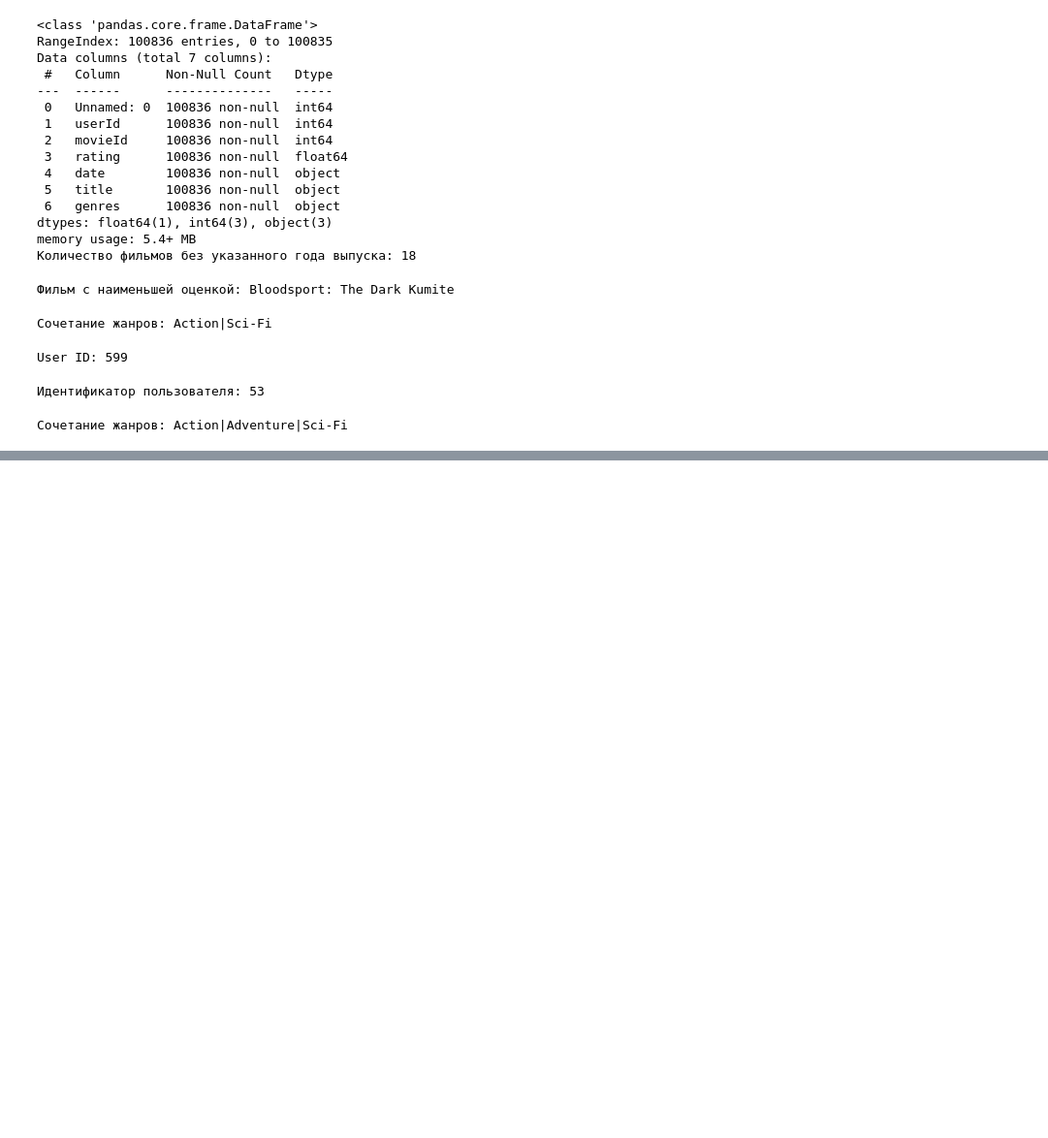
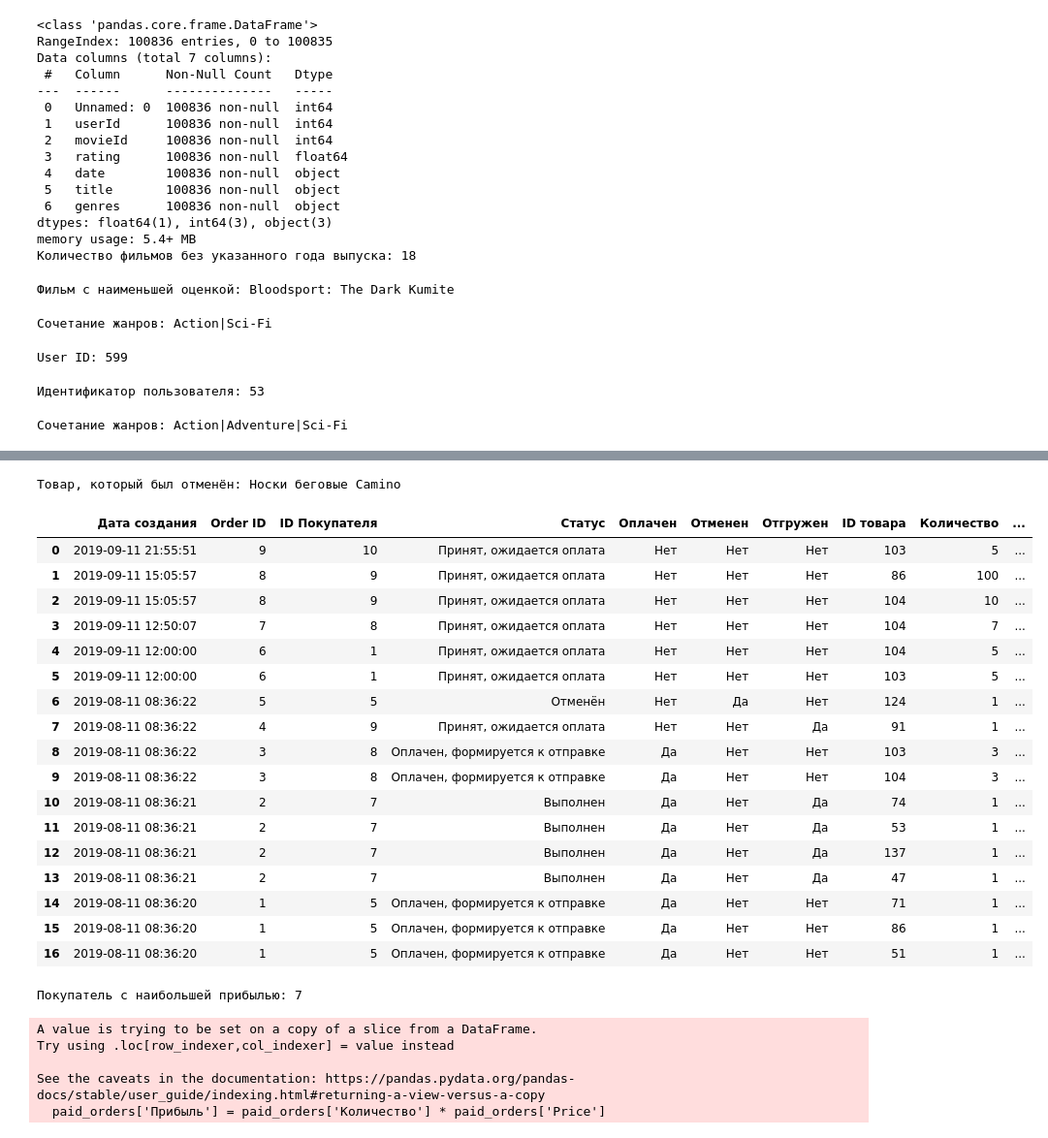
Before and after one commit to yogiki/LernProject_SF, a Jupyter notebook: Основы_Python/pandas.ipynb, the cells around one changed output, grey strips where cells are left out. Shown at 97% size. Saved outputs shown, nothing was run; the diff lists cells and outputs as text; code cells hidden in the pictures; blank space fills up the shorter version.

Commit message:
pandas vo vsu

```diff
--- a/Основы_Python/pandas.ipynb
+++ b/Основы_Python/pandas.ipynb
@@ -1870,0 +1909,76 @@ print(f"Сочетание жанров: {best_genres}")
+# %%
+# На какой товар была произведена отмена?
+# В качестве ответа запишите название этого товара (Name).
+
+canceled_orders = orders[orders['Отменен'] == 'Да']
+# 2. Объединяем с информацией о товарах
+canceled_with_products = pd.merge(
+    canceled_orders,
+    products,
+    left_on='ID товара',
+    right_on='Product_ID',
+    how='inner'
+)
+
+# 3. Извлекаем название товара
+if not canceled_with_products.empty:
+    product_name = canceled_with_products['Name'].values[0]
+    print(f"Товар, который был отменён: {product_name}")
+else:
+    print("Отменённых заказов с известными товарами нет.")
+# %% [output]
+Товар, который был отменён: Носки беговые Camino
+# %%
+# Какой покупатель принёс наибольшую суммарную прибыль интернет-магазину за указанный период?
+# В ответ запишите идентификатор этого покупателя (ID Покупателя).
+# Прибыль состоит только из оплаченных заказов и рассчитывается как количество купленного товара, умноженное на его цену.
+
+# Объединение таблиц по ID товара
+merged = pd.merge(
+    orders,
+    products,
+    left_on='ID товара',
+    right_on='Product_ID',
+    how='inner'
+)
+
+display(merged)
+
+# Фильтрация оплаченных заказов
+paid_orders = merged[merged['Оплачен'] == 'Да']
+
+# Расчет прибыли для каждого товара в заказе
+paid_orders['Прибыль'] = paid_orders['Количество'] * paid_orders['Price']
+
+# Группировка по покупателю и суммирование прибыли
+customer_profit = paid_orders.groupby('ID Покупателя')['Прибыль'].sum()
+
+# Находим покупателя с максимальной прибылью
+top_customer = customer_profit.idxmax()
+
+print(f"Покупатель с наибольшей прибылью: {top_customer}")
+# %% [output]
+|  | Дата создания | Order ID | ID Покупателя | Статус | Оплачен | Отменен | Отгружен | ID товара | Количество | ... |
+| 0 | 2019-09-11 21:55:51 | 9 | 10 | Принят, ожидается оплата | Нет | Нет | Нет | 103 | 5 | ... |
+| 1 | 2019-09-11 15:05:57 | 8 | 9 | Принят, ожидается оплата | Нет | Нет | Нет | 86 | 100 | ... |
+| 2 | 2019-09-11 15:05:57 | 8 | 9 | Принят, ожидается оплата | Нет | Нет | Нет | 104 | 10 | ... |
+| 3 | 2019-09-11 12:50:07 | 7 | 8 | Принят, ожидается оплата | Нет | Нет | Нет | 104 | 7 | ... |
+| 4 | 2019-09-11 12:00:00 | 6 | 1 | Принят, ожидается оплата | Нет | Нет | Нет | 104 | 5 | ... |
+| 5 | 2019-09-11 12:00:00 | 6 | 1 | Принят, ожидается оплата | Нет | Нет | Нет | 103 | 5 | ... |
+| 6 | 2019-08-11 08:36:22 | 5 | 5 | Отменён | Нет | Да | Нет | 124 | 1 | ... |
+| 7 | 2019-08-11 08:36:22 | 4 | 9 | Принят, ожидается оплата | Нет | Нет | Да | 91 | 1 | ... |
+| 8 | 2019-08-11 08:36:22 | 3 | 8 | Оплачен, формируется к отправке | Да | Нет | Нет | 103 | 3 | ... |
+| 9 | 2019-08-11 08:36:22 | 3 | 8 | Оплачен, формируется к отправке | Да | Нет | Нет | 104 | 3 | ... |
+| 10 | 2019-08-11 08:36:21 | 2 | 7 | Выполнен | Да | Нет | Да | 74 | 1 | ... |
+| 11 | 2019-08-11 08:36:21 | 2 | 7 | Выполнен | Да | Нет | Да | 53 | 1 | ... |
+| 12 | 2019-08-11 08:36:21 | 2 | 7 | Выполнен | Да | Нет | Да | 137 | 1 | ... |
+| 13 | 2019-08-11 08:36:21 | 2 | 7 | Выполнен | Да | Нет | Да | 47 | 1 | ... |
+| 14 | 2019-08-11 08:36:20 | 1 | 5 | Оплачен, формируется к отправке | Да | Нет | Нет | 71 | 1 | ... |
+| 15 | 2019-08-11 08:36:20 | 1 | 5 | Оплачен, формируется к отправке | Да | Нет | Нет | 86 | 1 | ... |
+| 16 | 2019-08-11 08:36:20 | 1 | 5 | Оплачен, формируется к отправке | Да | Нет | Нет | 51 | 1 | ... |
+Покупатель с наибольшей прибылью: 7
+A value is trying to be set on a copy of a slice from a DataFrame.
+Try using .loc[row_indexer,col_indexer] = value instead
+
+See the caveats in the documentation: https://pandas.pydata.org/pandas-docs/stable/user_guide/indexing.html#returning-a-view-versus-a-copy
+  paid_orders['Прибыль'] = paid_orders['Количество'] * paid_orders['Price']
```
Also changed, not shown: parts of 2 cells of this notebook.
